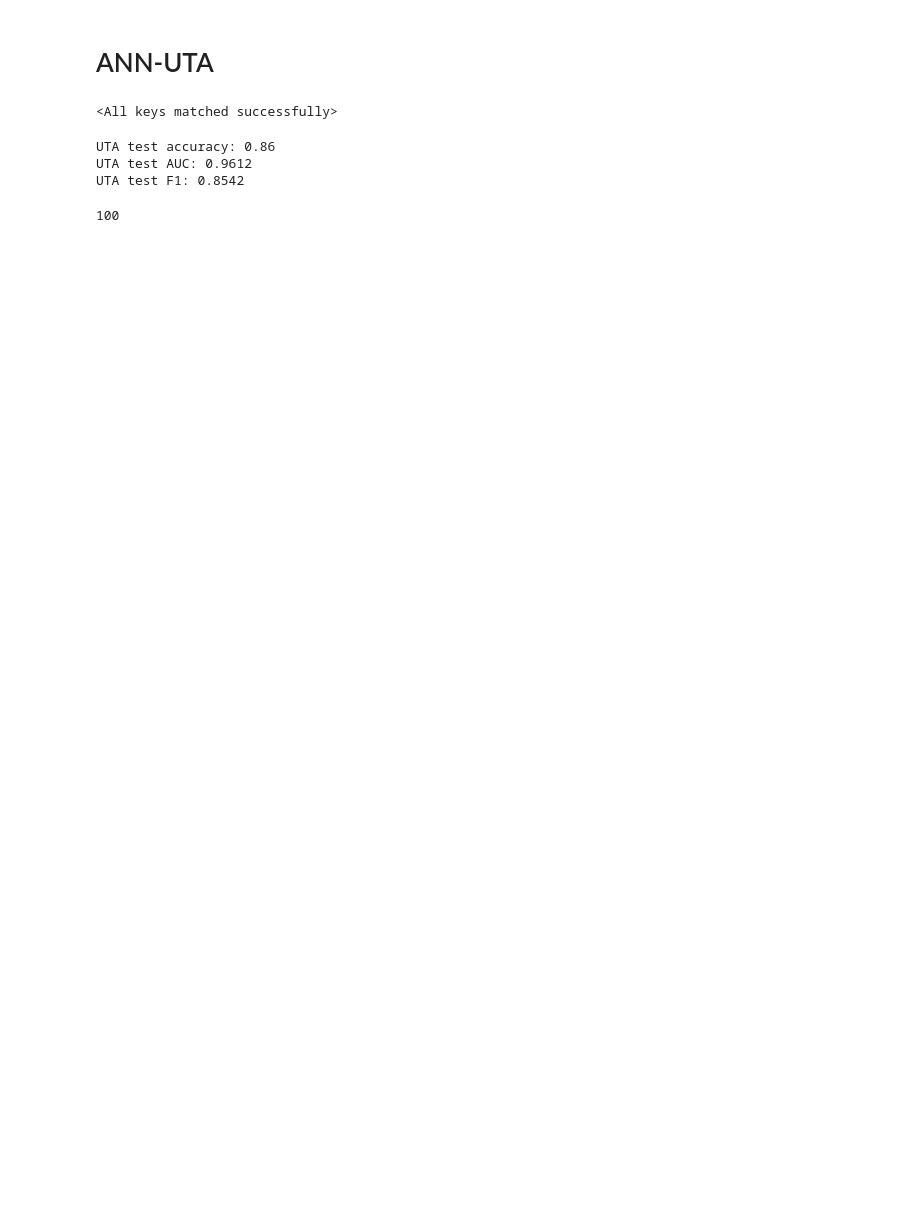
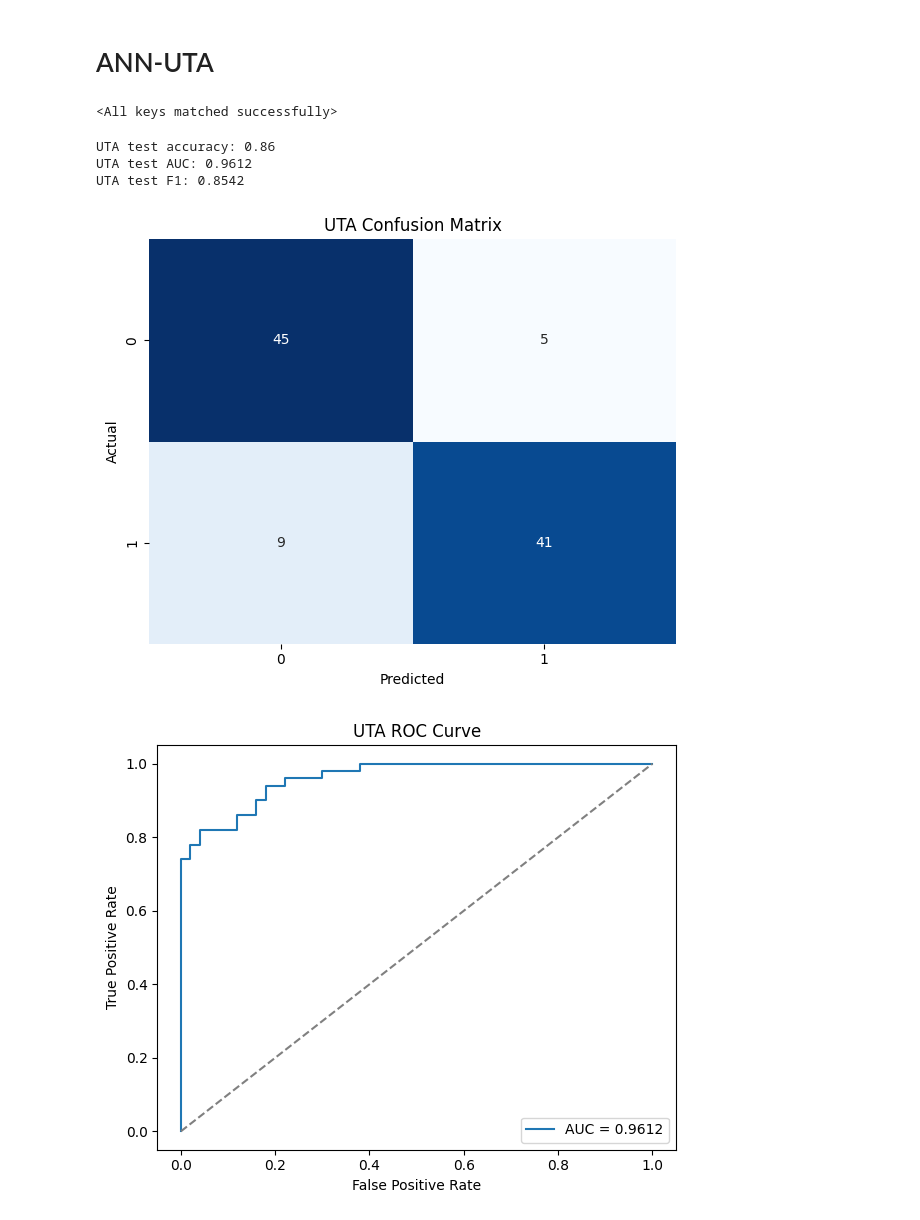
Before and after one commit to KacperKuznik/Decision-Analysis-Preference-Learning, a Jupyter notebook: project.ipynb, the cells around one changed output. Saved outputs shown, nothing was run; the diff lists cells and outputs as text; code cells hidden in the pictures; blank space fills up the shorter version.

```diff
--- a/project.ipynb
+++ b/project.ipynb
@@ -414,10 +410,36 @@ print("UTA test F1:", round(f1_score(y_uta_test, uta_pred), 4))
 UTA test accuracy: 0.86
 UTA test AUC: 0.9612
 UTA test F1: 0.8542
-# %%
-len(X_uta_test)
-# %% [output]
-100
+# %%
+plt.figure(figsize=(6, 5))
+cm = confusion_matrix(y_uta_test, uta_pred)
+sns.heatmap(
+    cm,
+    annot=True,
+    fmt='d',
+    cmap='Blues',
+    cbar=False
+)
+plt.title('UTA Confusion Matrix')
+plt.xlabel('Predicted')
+plt.ylabel('Actual')
+plt.tight_layout()
+plt.show()
+
+plt.figure(figsize=(6, 5))
+fpr, tpr, _ = roc_curve(y_uta_test, uta_scores)
+uta_auc = roc_auc_score(y_uta_test, uta_scores)
+plt.plot(fpr, tpr, label=f'AUC = {uta_auc:.4f}')
+plt.plot([0, 1], [0, 1], linestyle='--', color='gray')
+plt.title('UTA ROC Curve')
+plt.xlabel('False Positive Rate')
+plt.ylabel('True Positive Rate')
+plt.legend(loc='lower right')
+plt.tight_layout()
+plt.show()
+# %% [output]
+[figure, added]
+[figure, added]
 # %%
 import numpy as np
 import shap
```
Also changed, not shown: parts of 16 cells of this notebook.
